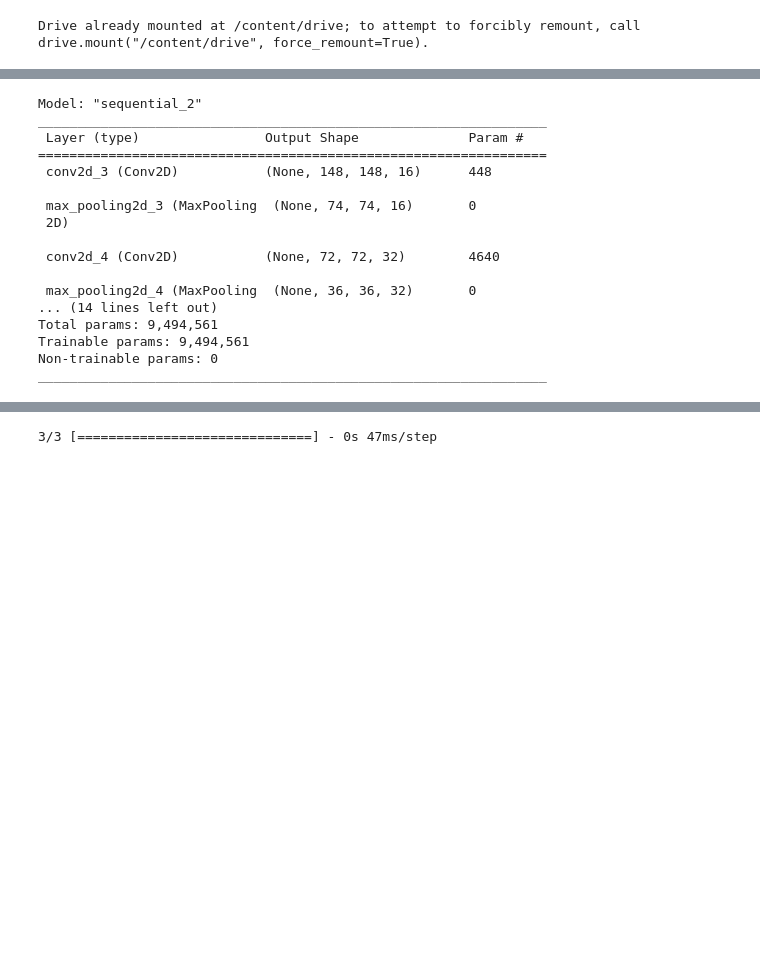
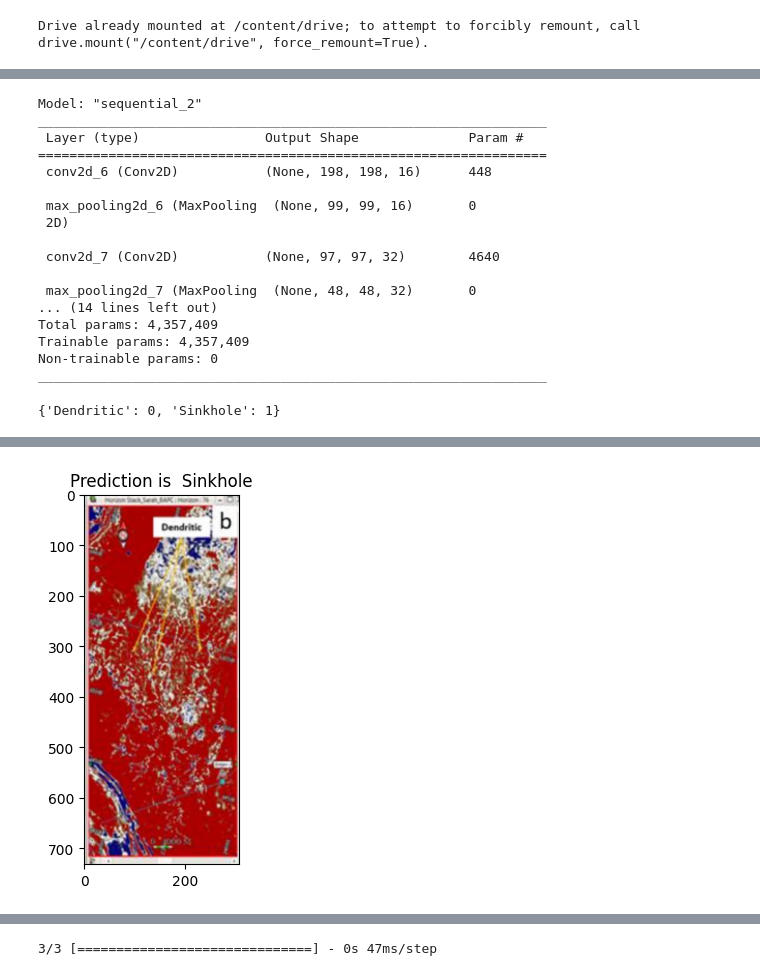
Before and after one commit to fahmi143/Karst-2.0, a Jupyter notebook: Karst2_0.ipynb, the cells around one changed output, grey strips where cells are left out. Drawn from its saved outputs; the diff is of its cells as text; code cells hidden in the pictures; blank space fills up the shorter version.

```diff
--- a/Karst2_0.ipynb
+++ b/Karst2_0.ipynb
@@ -103,20 +154,50 @@ InvalidArgumentError: ignored
 # %%
-model.summary()
+classifier.summary()
 # %% [output]
 Model: "sequential_2"
 _________________________________________________________________
  Layer (type)                Output Shape              Param #
 =================================================================
- conv2d_3 (Conv2D)           (None, 148, 148, 16)      448
+ conv2d_6 (Conv2D)           (None, 198, 198, 16)      448
 
- max_pooling2d_3 (MaxPooling  (None, 74, 74, 16)       0
+ max_pooling2d_6 (MaxPooling  (None, 99, 99, 16)       0
  2D)
 
- conv2d_4 (Conv2D)           (None, 72, 72, 32)        4640
+ conv2d_7 (Conv2D)           (None, 97, 97, 32)        4640
 
- max_pooling2d_4 (MaxPooling  (None, 36, 36, 32)       0
+ max_pooling2d_7 (MaxPooling  (None, 48, 48, 32)       0
 ... (14 lines left out)
-Total params: 9,494,561
-Trainable params: 9,494,561
+Total params: 4,357,409
+Trainable params: 4,357,409
 Non-trainable params: 0
 _________________________________________________________________
+# %%
+import numpy as np
+from keras.preprocessing import image
+
+#First learn the classification indices.
+print(training_set.class_indices)
+# %% [output]
+{'Dendritic': 0, 'Sinkhole': 1}
+# %%
+%pylab inline
+import matplotlib.pyplot as plt
+import matplotlib.image as mpimg
+import keras.utils as image
+img=mpimg.imread('/content/drive/MyDrive/KarstImages/TEST/7.JPG')
+imgplot = plt.imshow(img)
+
+test_image = image.load_img('/content/drive/MyDrive/KarstImages/TEST/7.JPG', target_size = (64, 64))
+test_image = image.img_to_array(test_image)
+test_image = np.expand_dims(test_image, axis = 0)
+result = classifier.predict(test_image)
+
+if result[0][0] == 1:
+    prediction = 'Sinkhole'
+else:
+    prediction = 'Dendritic'
+
+#print("AI's prediction is: "+ prediction)
+
+plt=plt.title('Prediction is  '+ prediction )
+# %% [output]
@@ -123 +206,2 @@ _________________________________________________________________
+[figure, added]
 # %%
```
Also changed, not shown: parts of 10 cells of this notebook.
